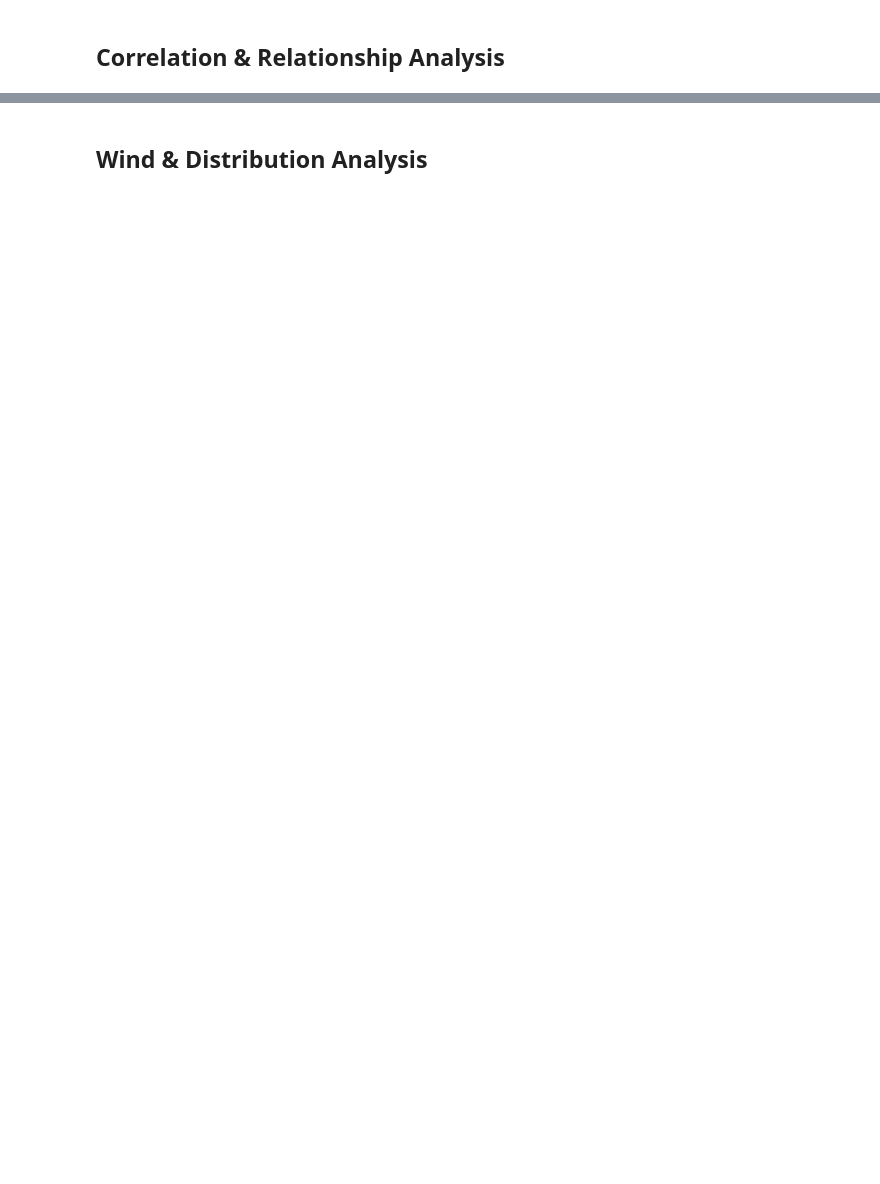
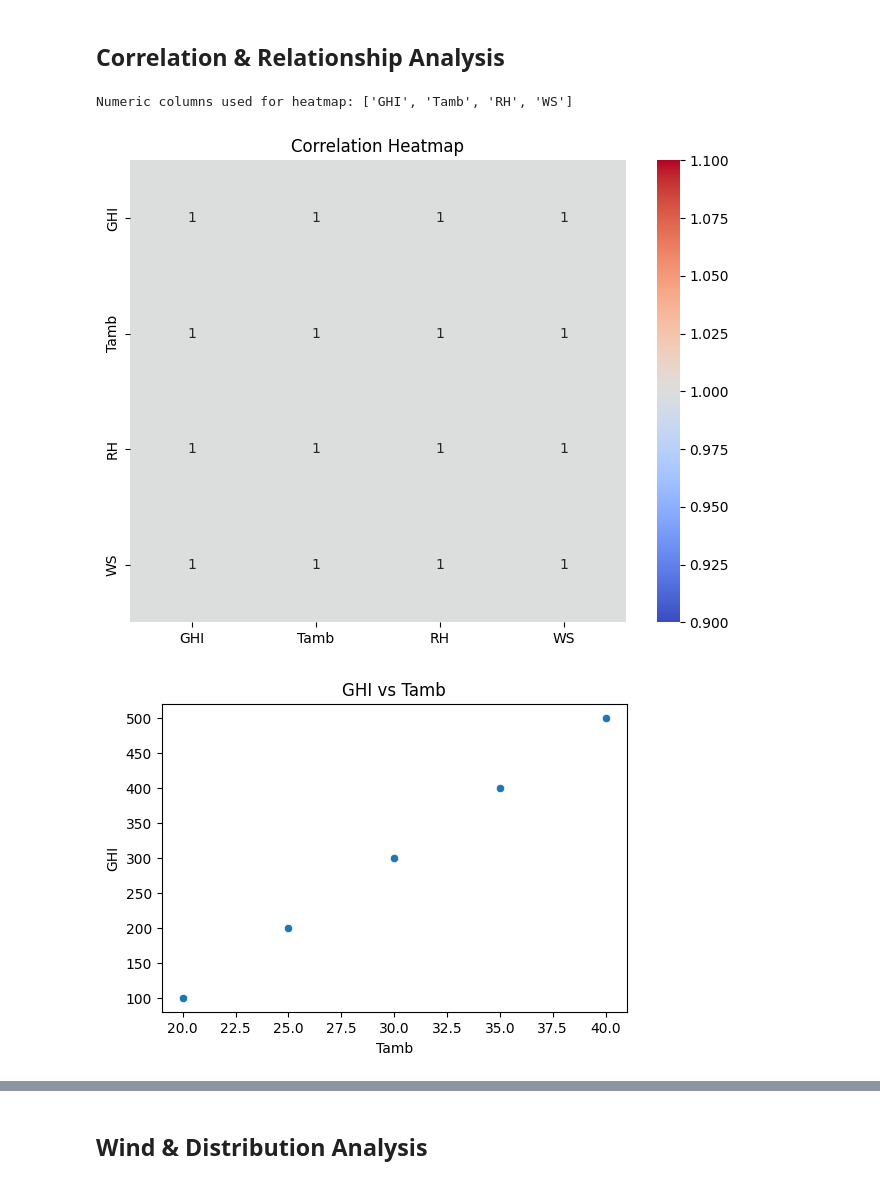
Before and after one commit to Hakima-Muktar/solar-challenge-week-0, a Jupyter notebook: notebook/benin_eda.ipynb, the cells around one changed output, grey strips where cells are left out. Saved outputs shown, nothing was run; the diff lists cells and outputs as text; code cells hidden in the pictures; blank space fills up the shorter version.

```diff
--- a/notebook/benin_eda.ipynb
+++ b/notebook/benin_eda.ipynb
@@ -82,12 +211,7 @@ plt.show()
 # %% [markdown]
 ## Correlation & Relationship Analysis
 # %%
-import seaborn as sns
-import pandas as pd
-
-# Heatmap
-sns.heatmap(df[['GHI','DNI','DHI','ModA','ModB']].corr(), annot=True, cmap='coolwarm')
-
-# Scatter plots
-sns.scatterplot(data=df, x='WS', y='GHI')
-sns.scatterplot(data=df, x='RH', y='Tamb')
+# %% [output]
+Numeric columns used for heatmap: ['GHI', 'Tamb', 'RH', 'WS']
+[figure, added]
+[figure, added]
```
Also changed, not shown: parts of 11 cells of this notebook, 10 other files.
